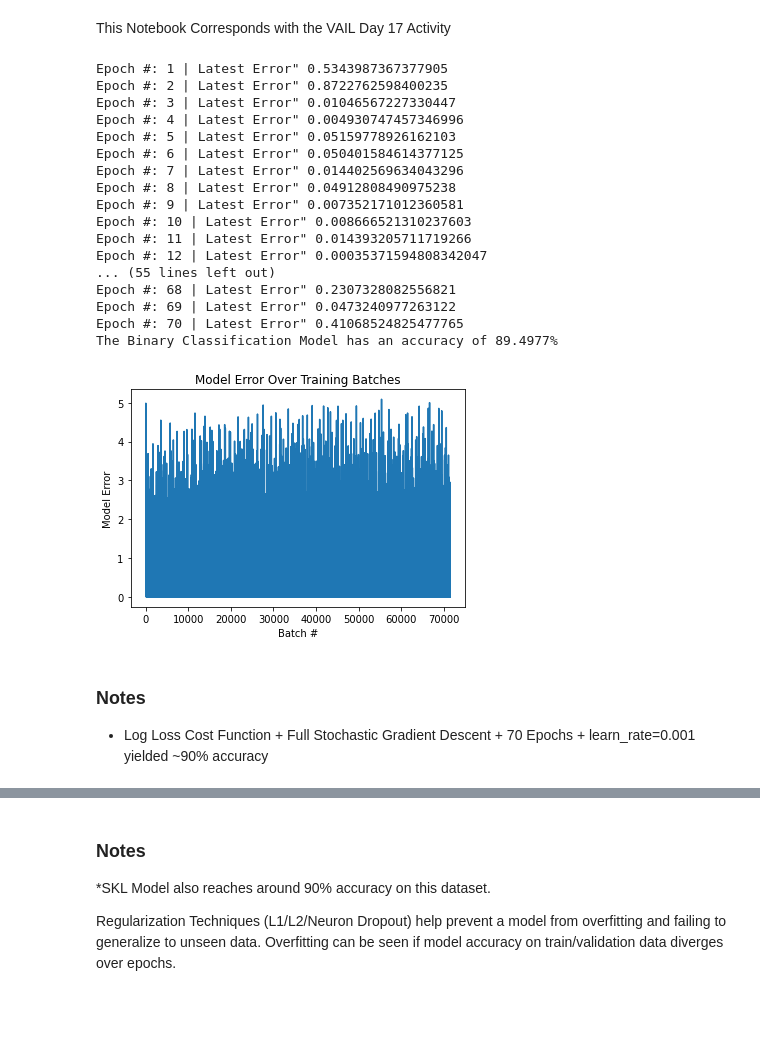
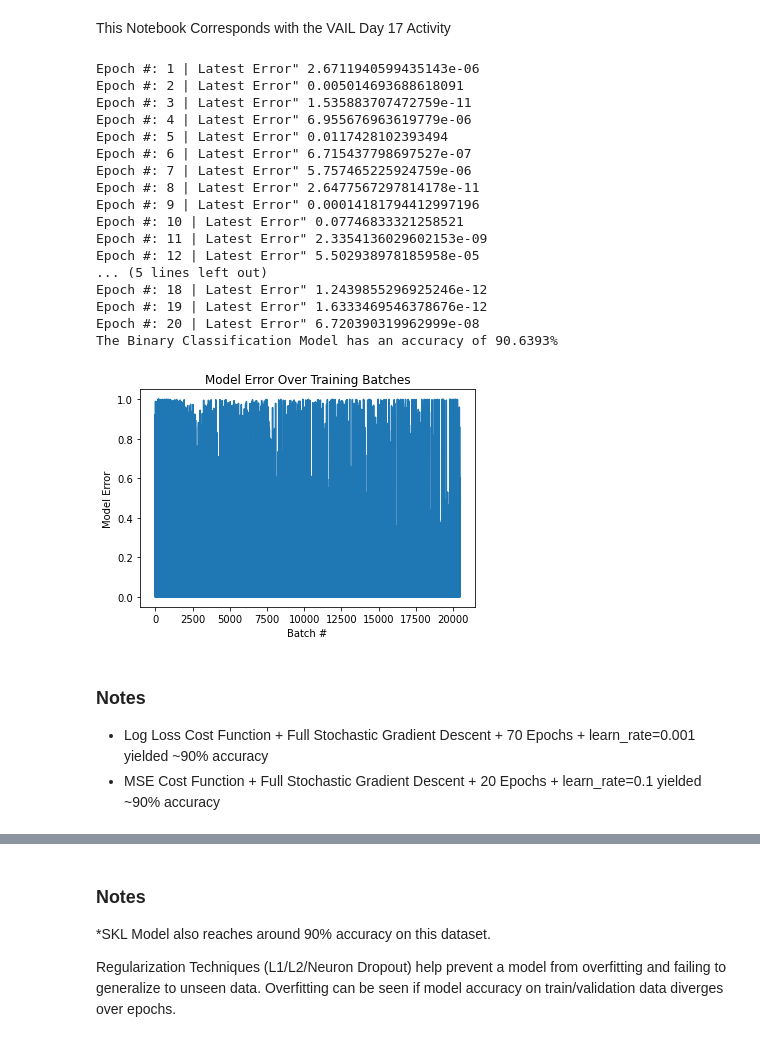
Before and after one commit to jonwill8/VAIL_CODE, a Jupyter notebook: ANN_From_Scratch/house_price_analysis.ipynb, the cells around one changed output, grey strips where cells are left out. Drawn from its saved outputs; the diff is of its cells as text; code cells hidden in the pictures; blank space fills up the shorter version.

```diff
--- a/ANN_From_Scratch/house_price_analysis.ipynb
+++ b/ANN_From_Scratch/house_price_analysis.ipynb
@@ -33,47 +33,48 @@ y_train , y_test = y_data[0:parse_index,:], y_data[parse_index:,:]
 # %%
 # creating the model
 
-model = Network('log-loss', x_train, y_train, x_test, y_test, x_features=10, epoch_num=70,
-                layer_num=3, layer_depths=[32, 32, 1], batch_num=round(x_train.shape[0]), learn_rate=0.001)
+model = Network('mse', x_train, y_train, x_test, y_test, x_features=10, epoch_num=20,
+                layer_num=3, layer_depths=[32, 32, 1], batch_num=round(x_train.shape[0]), learn_rate=0.1)
 
 #adding layers
 model.add_Layer('relu', 'initial_hidden')
 model.add_Layer('relu', 'hidden')
 
 # adding output layer
 model.add_Layer('sigmoid', 'output')
 
 
 # training model
 model.train()
 
 # plotting model error while training
 model.plot_train_error()
 
 # printing model predictions for some test samples
 model.test_binary_classification()
 # %% [output]
-Epoch #: 1 | Latest Error" 0.5343987367377905
-Epoch #: 2 | Latest Error" 0.8722762598400235
-Epoch #: 3 | Latest Error" 0.01046567227330447
-Epoch #: 4 | Latest Error" 0.004930747457346996
-Epoch #: 5 | Latest Error" 0.05159778926162103
-Epoch #: 6 | Latest Error" 0.050401584614377125
-Epoch #: 7 | Latest Error" 0.014402569634043296
-Epoch #: 8 | Latest Error" 0.04912808490975238
-Epoch #: 9 | Latest Error" 0.007352171012360581
-Epoch #: 10 | Latest Error" 0.008666521310237603
-Epoch #: 11 | Latest Error" 0.014393205711719266
-Epoch #: 12 | Latest Error" 0.00035371594808342047
-... (55 lines left out)
-Epoch #: 68 | Latest Error" 0.2307328082556821
-Epoch #: 69 | Latest Error" 0.0473240977263122
-Epoch #: 70 | Latest Error" 0.41068524825477765
-The Binary Classification Model has an accuracy of 89.4977%
+Epoch #: 1 | Latest Error" 2.6711940599435143e-06
+Epoch #: 2 | Latest Error" 0.005014693688618091
+Epoch #: 3 | Latest Error" 1.535883707472759e-11
+Epoch #: 4 | Latest Error" 6.955676963619779e-06
+Epoch #: 5 | Latest Error" 0.0117428102393494
+Epoch #: 6 | Latest Error" 6.715437798697527e-07
+Epoch #: 7 | Latest Error" 5.757465225924759e-06
+Epoch #: 8 | Latest Error" 2.6477567297814178e-11
+Epoch #: 9 | Latest Error" 0.00014181794412997196
+Epoch #: 10 | Latest Error" 0.07746833321258521
+Epoch #: 11 | Latest Error" 2.3354136029602153e-09
+Epoch #: 12 | Latest Error" 5.502938978185958e-05
+... (5 lines left out)
+Epoch #: 18 | Latest Error" 1.2439855296925246e-12
+Epoch #: 19 | Latest Error" 1.6333469546378676e-12
+Epoch #: 20 | Latest Error" 6.720390319962999e-08
+The Binary Classification Model has an accuracy of 90.6393%
-[figure, old version]
+[figure, new version]
 # %% [markdown]
 ### Notes
  * Log Loss Cost Function + Full Stochastic Gradient Descent + 70 Epochs + learn_rate=0.001 yielded ~90% accuracy
+ * MSE Cost Function + Full Stochastic Gradient Descent + 20 Epochs + learn_rate=0.1 yielded ~90% accuracy
 # %%
 #testing homebrew model against a pre-build MLP Model from SKL
 
```
Also changed, not shown: parts of 2 cells of this notebook, 2 other files.
